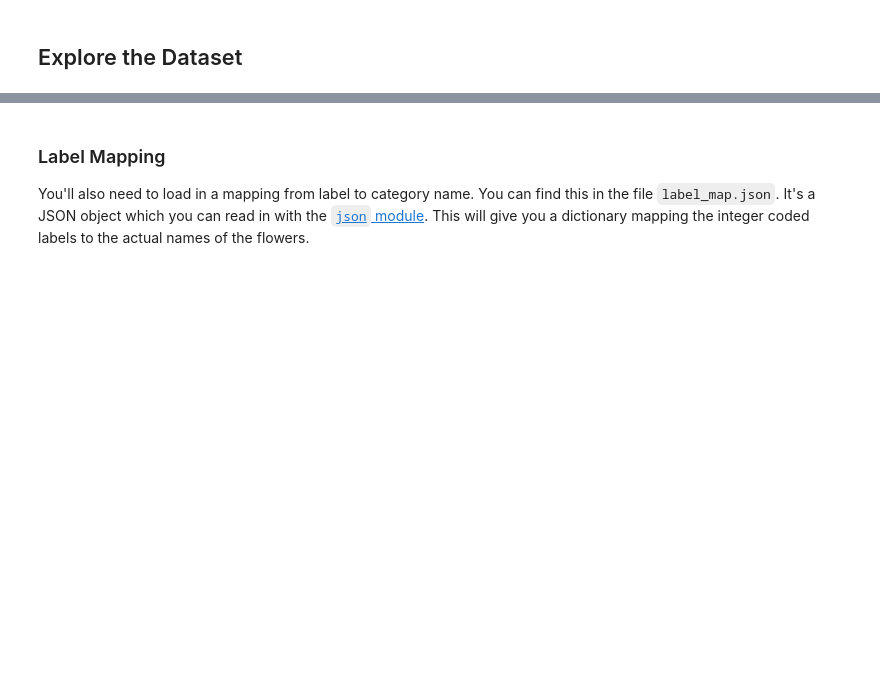
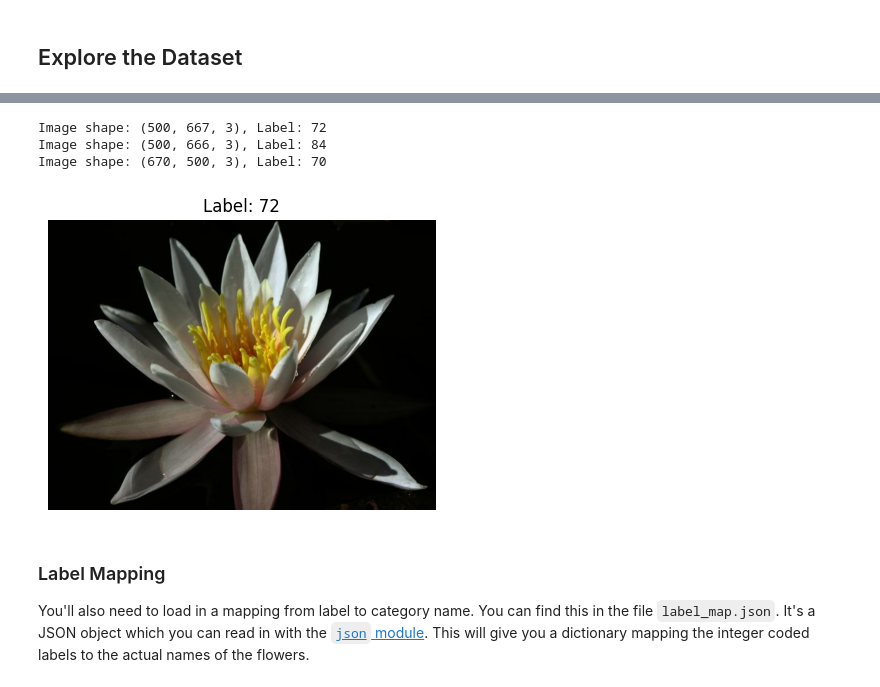
Before and after one commit to basil51/Image-Classifier---Part-2, a Jupyter notebook: Project_Image_Classifier_Project.ipynb, the cells around one changed output, grey strips where cells are left out. Drawn from its saved outputs; the diff is of its cells as text; code cells hidden in the pictures; blank space fills up the shorter version.

```diff
--- a/Project_Image_Classifier_Project.ipynb
+++ b/Project_Image_Classifier_Project.ipynb
@@ -71,0 +40,12 @@ for image_batch, label_batch in train_dataset.take(1):
+# %%
+# Load the dataset with TensorFlow Datasets => Load the Oxford Flowers 102 dataset with splits
+
+dataset, info = tfds.load('oxford_flowers102', split=['train', 'test', 'validation'], with_info=True, as_supervised=True)
+
+# Create a training set, a validation set and a test set.
+
+train_dataset, test_dataset, val_dataset = dataset
+
+# Print dataset info
+
+print(info)
@@ -89,23 +93,26 @@ print(f"Number of classes: {num_classes}")
 # %%
-# TODO: Print the shape and corresponding label of 3 images in the training set.
+# Print the shape and corresponding label of 3 images in the training set.
 
 for image, label in train_dataset.take(3):
     print(f"Image shape: {image.shape}, Label: {label}")
+# %% [output]
+Image shape: (500, 667, 3), Label: 72
+Image shape: (500, 666, 3), Label: 84
+Image shape: (670, 500, 3), Label: 70
 # %%
-# TODO: Plot 1 image from the training set. Set the title
-# of the plot to the corresponding image label.
+# Plot 1 image from the training set. Set the title of the plot to the corresponding image label.
 
 # Retrieve one image and label
-for image, label in train_dataset.take(1):
-    image = image.numpy().astype("uint8")
-    label = label.numpy()
+image, label = next(iter(train_dataset))
 
 # Plot the image
 plt.figure(figsize=(5, 5))
-plt.imshow(image[0])
-plt.title(f"Label: {label[0]}")
+plt.imshow(image.numpy().astype("uint8"))
+plt.title(f"Label: {label.numpy()}")
 plt.axis('off')  # Hide axes
 plt.show()
+# %% [output]
+[figure, added]
 # %% [markdown]
 ### Label Mapping
 
```
Also changed, not shown: parts of 22 cells of this notebook, 6 other files.
